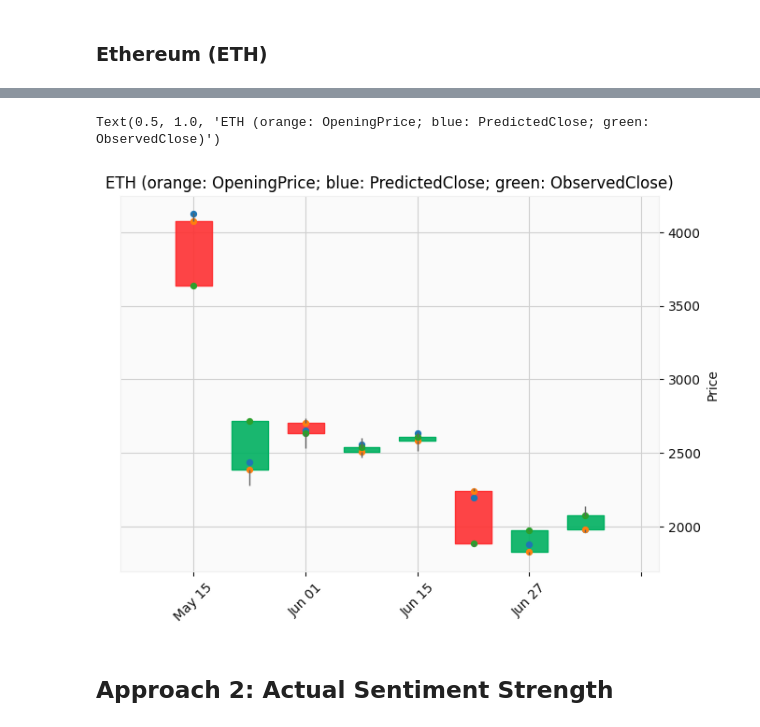
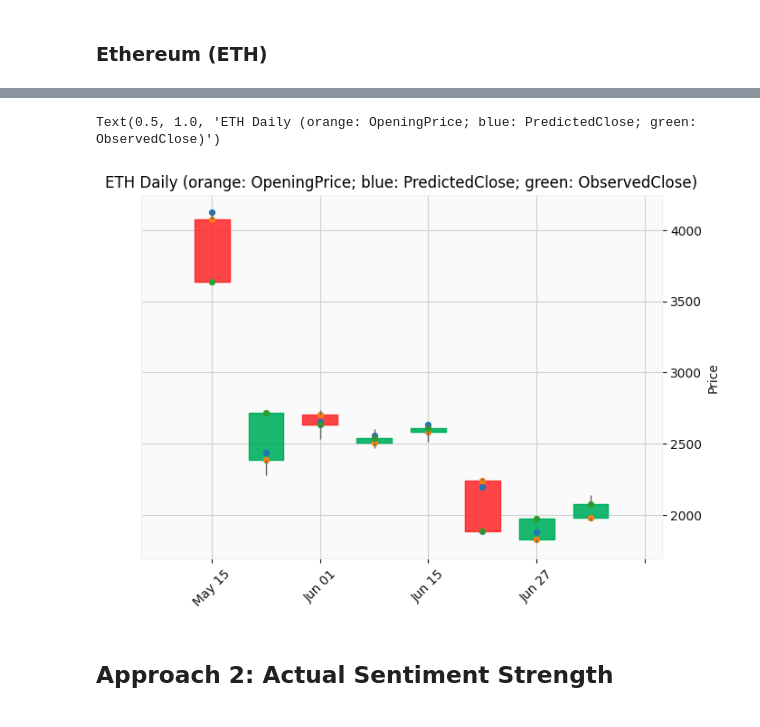
Before and after one commit to distractedm1nd/mar2moon, a Jupyter notebook: scripts/CoinPriceAnalysis.ipynb, the cells around one changed output, grey strips where cells are left out. Saved outputs shown, nothing was run; the diff lists cells and outputs as text; code cells hidden in the pictures.

```diff
--- a/scripts/CoinPriceAnalysis.ipynb
+++ b/scripts/CoinPriceAnalysis.ipynb
@@ -239,6 +265,7 @@ bearishn_sentiment_collector = pd.merge(bearishn_sentiment_collector, eth_bearis
 all_sentiments_by_date = pd.merge(bullish_sentiment_collector, bearishn_sentiment_collector, on = "Date")
 all_sentiments_by_date = pd.merge(all_sentiments_by_date, bearish_sentiment_collector, on = "Date")
 #all_sentiments_by_date = pd.merge(all_sentiments_by_date, neutral_sentiment_collector, on = "Date")
+all_sentiments_by_date['WeekNumber'] = pd.DatetimeIndex(all_sentiments_by_date.index).isocalendar().week
 display(all_sentiments_by_date)
 # %% [output]
 |  | BTC_bull_freq | DOGE_bull_freq | ETH_bull_freq | BTC_bearn_freq | DOGE_bearn_freq | ETH_bearn_freq | ... |
@@ -258,15 +297,15 @@ display(all_sentiments_by_date)
 
 ### BTC
 btc_final_sentiment_by_date = all_sentiments_by_date['BTC_bull_freq'] - all_sentiments_by_date['BTC_bearn_freq']
-btc_final_sentiment_by_date.name = 'BTC_final_sentiment'
-#print(btc_final_sentiment_by_date)
+btc_final_sentiment_by_date.name = 'BTC_final_sentiment_daily'
+display(btc_final_sentiment_by_date)
 
 ### DOGE
 doge_final_sentiment_by_date = all_sentiments_by_date['DOGE_bull_freq'] - all_sentiments_by_date['DOGE_bearn_freq']
-doge_final_sentiment_by_date.name = 'DOGE_final_sentiment'
+doge_final_sentiment_by_date.name = 'DOGE_final_sentiment_daily'
 #print(doge_final_sentiment_by_date)
 
 ### ETH
 eth_final_sentiment_by_date = all_sentiments_by_date['ETH_bull_freq'] - all_sentiments_by_date['ETH_bearn_freq']
-eth_final_sentiment_by_date.name = 'ETH_final_sentiment'
+eth_final_sentiment_by_date.name = 'ETH_final_sentiment_daily'
 #print(eth_final_sentiment_by_date)
@@ -380,9 +497,9 @@ dtype: int64
 # %%
 ### ETH
-comparison_table_eth = pd.merge(eth_final_sentiment_by_date.to_frame(), eth_data, on = "Date")
-comparison_table_eth["EmpiricalPriceTrend"] = eth_data["Close"] - eth_data["Open"]
-comparison_table_eth["PredictedTrendbySA"] = np.where(comparison_table_eth["ETH_final_sentiment"] > 0, "bullish", np.where(comparison_table_eth["ETH_final_sentiment"] < 0, "bearish", "neutral"))
-comparison_table_eth["ObservedTrend"] = np.where(comparison_table_eth["EmpiricalPriceTrend"] > 0, "bullish", np.where(comparison_table_eth["EmpiricalPriceTrend"] < 0, "bearish", "neutral"))
-comparison_table_eth["PredictionIsCorrect"] = np.where(comparison_table_eth["PredictedTrendbySA"] == comparison_table_eth["ObservedTrend"], True, False)
-display(comparison_table_eth)
+comparison_table_eth_daily = pd.merge(eth_final_sentiment_by_date.to_frame(), eth_data, on = "Date")
+comparison_table_eth_daily["EmpiricalPriceTrend"] = eth_data["Close"] - eth_data["Open"]
+comparison_table_eth_daily["PredictedTrendbySA"] = np.where(comparison_table_eth_daily["ETH_final_sentiment_daily"] > 0, "bullish", np.where(comparison_table_eth_daily["ETH_final_sentiment_daily"] < 0, "bearish", "neutral"))
+comparison_table_eth_daily["ObservedTrend"] = np.where(comparison_table_eth_daily["EmpiricalPriceTrend"] > 0, "bullish", np.where(comparison_table_eth_daily["EmpiricalPriceTrend"] < 0, "bearish", "neutral"))
+comparison_table_eth_daily["PredictionIsCorrect"] = np.where(comparison_table_eth_daily["PredictedTrendbySA"] == comparison_table_eth_daily["ObservedTrend"], True, False)
+display(comparison_table_eth_daily)
 # %% [output]
@@ -476,7 +669,7 @@ Text(0.5, 1.0, 'DOGE (orange: OpeningPrice; blue: PredictedClose; green: Observe
 # %% [markdown]
 ### Ethereum (ETH)
 # %%
-comparison_table_4_viz_eth = comparison_table_eth
-comparison_table_4_viz_eth["PredictedClose"] = np.where(comparison_table_4_viz_eth["PredictedTrendbySA"] == 'bullish', comparison_table_4_viz_eth["Open"] + 50, np.where(comparison_table_4_viz_eth["PredictedTrendbySA"] == 'bearish', comparison_table_4_viz_eth["Open"] - 50, comparison_table_4_viz_eth["Open"]))
-display(comparison_table_4_viz_eth)
+comparison_table_4_viz_eth_daily = comparison_table_eth_daily
+comparison_table_4_viz_eth_daily["PredictedClose"] = np.where(comparison_table_4_viz_eth_daily["PredictedTrendbySA"] == 'bullish', comparison_table_4_viz_eth_daily["Open"] + 50, np.where(comparison_table_4_viz_eth_daily["PredictedTrendbySA"] == 'bearish', comparison_table_4_viz_eth_daily["Open"] - 50, comparison_table_4_viz_eth_daily["Open"]))
+display(comparison_table_4_viz_eth_daily)
 # %% [output]
@@ -491,21 +684,21 @@ display(comparison_table_4_viz_eth)
 | 2021-06-27 | 1 | 1830.996948 | 1979.958130 | 1811.245850 | 1978.894653 | 19885474742 | 147.897705 | ... |
 | 2021-06-28 | 0 | 1981.386475 | 2139.805420 | 1963.615479 | 2079.657471 | 25514602841 | 98.270996 | ... |
 # %%
-added_values_to_visualize = comparison_table_4_viz_eth[['PredictedClose', 'Open', 'Close']]
+added_values_to_visualize = comparison_table_4_viz_eth_daily[['PredictedClose', 'Open', 'Close']]
 apd  = mpf.make_addplot(added_values_to_visualize, type = 'scatter')
-ticker = 'ETH (orange: OpeningPrice; blue: PredictedClose; green: ObservedClose)'
-fig, axes = mpf.plot(comparison_table_4_viz_eth, type = 'candle', addplot = apd, returnfig = True, style = 'yahoo')
+ticker = 'ETH Daily (orange: OpeningPrice; blue: PredictedClose; green: ObservedClose)'
+fig, axes = mpf.plot(comparison_table_4_viz_eth_daily, type = 'candle', addplot = apd, returnfig = True, style = 'yahoo')
 axes[0].set_title(ticker)
 today = date.today().strftime('%Y-%m-%d')
 fig.savefig(SA_results_path + 'eth_evaluation_viz_withfakepriceprediction_' + today + '.png')
 
 # Legend: (not yet implemented in MPLFinance)
 ## green: Close
 ## blue: PredictedClose
 ## orange: Open
 # %% [output]
-Text(0.5, 1.0, 'ETH (orange: OpeningPrice; blue: PredictedClose; green: ObservedClose)')
+Text(0.5, 1.0, 'ETH Daily (orange: OpeningPrice; blue: PredictedClose; green: ObservedClose)')
-[figure, old version]
+[figure, new version]
 # %% [markdown]
 ## Approach 2: Actual Sentiment Strength
 # %% [markdown]
```
Also changed, not shown: parts of 47 cells of this notebook.
